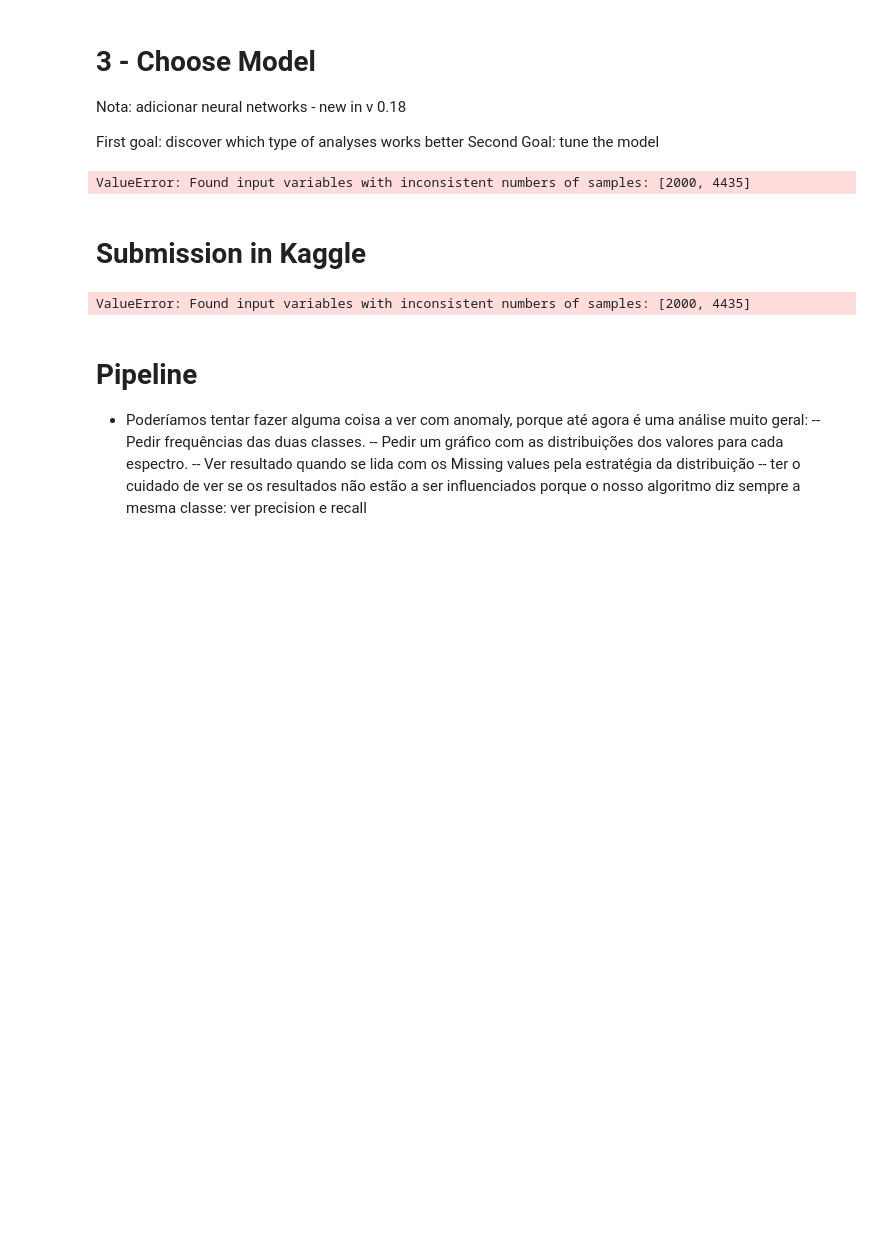
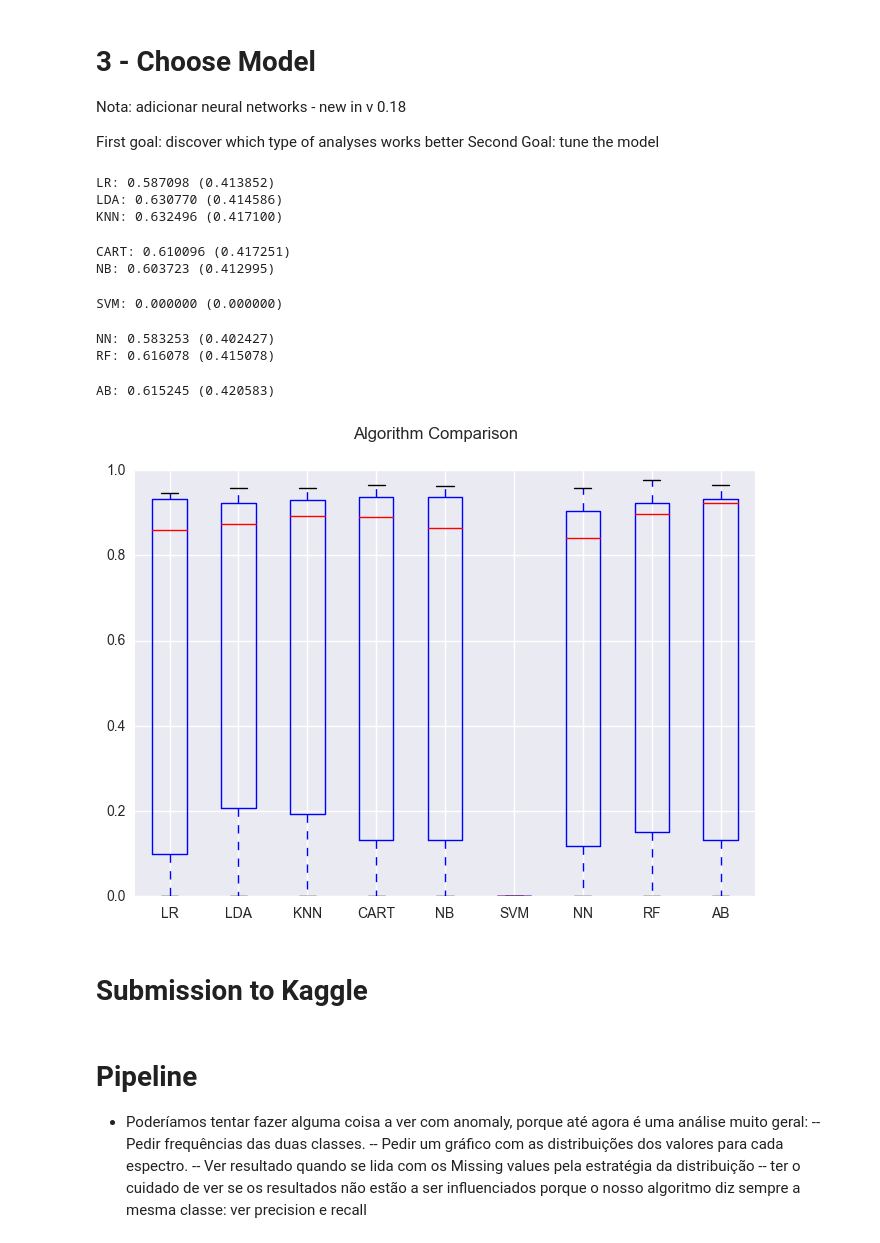
Before and after one commit to msandim/tum-anomaly-detection-challenges, a Jupyter notebook: Challenge 1/Challenge 1 - Satellite View/Script.ipynb, the cells around one changed output. Saved outputs shown, nothing was run; the diff lists cells and outputs as text; code cells hidden in the pictures; blank space fills up the shorter version.

```diff
--- a/Challenge 1/Challenge 1 - Satellite View/Script.ipynb
+++ b/Challenge 1/Challenge 1 - Satellite View/Script.ipynb
@@ -183,0 +151,34 @@ df_p_attribute_R_train
+# %%
+#########################################%%%
+# fill Missing Values Considering Spectral
+#########################################%%%
+
+def fillMissingValuesBySpectral(df, function):
+
+    #generate four new datasets with the columns of each type
+    df_p_attribute_R = separatePixelColumns(0, df)
+    df_p_attribute_G = separatePixelColumns(1, df)
+    df_p_attribute_IR1 = separatePixelColumns(2, df)
+    df_p_attribute_IR2 = separatePixelColumns(3, df)
+
+    #apply function to each of the 4 datasets
+    df_p_attribute_R = function(df_p_attribute_R)
+    df_p_attribute_G = function(df_p_attribute_G)
+    df_p_attribute_IR1 = function(df_p_attribute_IR1)
+    df_p_attribute_IR2 = function(df_p_attribute_IR2)
+
+    df = pd.concat(
+                        [df_p_attribute_R,
+                         df_p_attribute_G,
+                         df_p_attribute_IR1,
+                         df_p_attribute_IR2],
+                        axis=1
+                        )
+    return df
+
+X_train = fillMissingValuesBySpectral(X_train, replaceByRowMinimum)
+test_df = fillMissingValuesBySpectral(test_df, replaceByRowMinimum)
+
+print(X_train.head())
+print("TESTE")
+print(test_df.head())
@@ -225,54 +244,43 @@ models = []
 models.append(('LR', LogisticRegression()))
 models.append(('LDA', LinearDiscriminantAnalysis()))
 models.append(('KNN', KNeighborsClassifier()))
 models.append(('CART', DecisionTreeClassifier()))
 models.append(('NB', GaussianNB()))
 models.append(('SVM', SVC()))
 models.append(('NN', MLPClassifier(alpha=1)))
 models.append(('RF', RandomForestClassifier(max_depth=5, n_estimators=10, max_features=1)))
 models.append(('AB', AdaBoostClassifier()))
 
 # evaluate each model in turn
 results = []
 names = []
-scoring = 'accuracy' # try with 'roc_auc', f1'
+scoring = 'f1' # try with 'roc_auc', f1'
 
 for name, model in models:
     kfold = cross_validation.KFold(n=num_instances, n_folds=num_folds, random_state=seed)
     cv_results = cross_validation.cross_val_score(model, X_train, Y_train, cv=kfold, scoring=scoring)
     results.append(cv_results)
     names.append(name)
     msg = "%s: %f (%f)" % (name, cv_results.mean(), cv_results.std())
     print(msg)
 
 # boxplot algorithm comparison
 fig = plt.figure()
 fig.suptitle('Algorithm Comparison')
 ax = fig.add_subplot(111)
 plt.boxplot(results)
 ax.set_xticklabels(names)
 plt.show()
 # %% [output]
-ValueError: Found input variables with inconsistent numbers of samples: [2000, 4435]
+LR: 0.587098 (0.413852)
+LDA: 0.630770 (0.414586)
+KNN: 0.632496 (0.417100)
+CART: 0.610096 (0.417251)
+NB: 0.603723 (0.412995)
+SVM: 0.000000 (0.000000)
+NN: 0.583253 (0.402427)
+RF: 0.616078 (0.415078)
+AB: 0.615245 (0.420583)
+[figure, added]
 # %% [markdown]
-# Submission in Kaggle
+# Submission to Kaggle
-# %%
-# Logistic Regression
-
-adaboost = AdaBoostClassifier()
-
-adaboost.fit(X_train, Y_train)
-
-Y_pred = adaboost.predict(test_df)
-
-adaboost.score(X_train, Y_train)
-
-print(np.arange(Y_pred.size))
-
-Y_pred = Y_pred.astype(int)
-#np.hstack((Y_pred, np.vstack(np.arange(Y_pred.size))))
-
-print(Y_pred)
-np.savetxt("Pauliguel.csv", Y_pred, delimiter=",", fmt='%u')
-# %% [output]
-ValueError: Found input variables with inconsistent numbers of samples: [2000, 4435]
```
Also changed, not shown: parts of 7 cells of this notebook.
